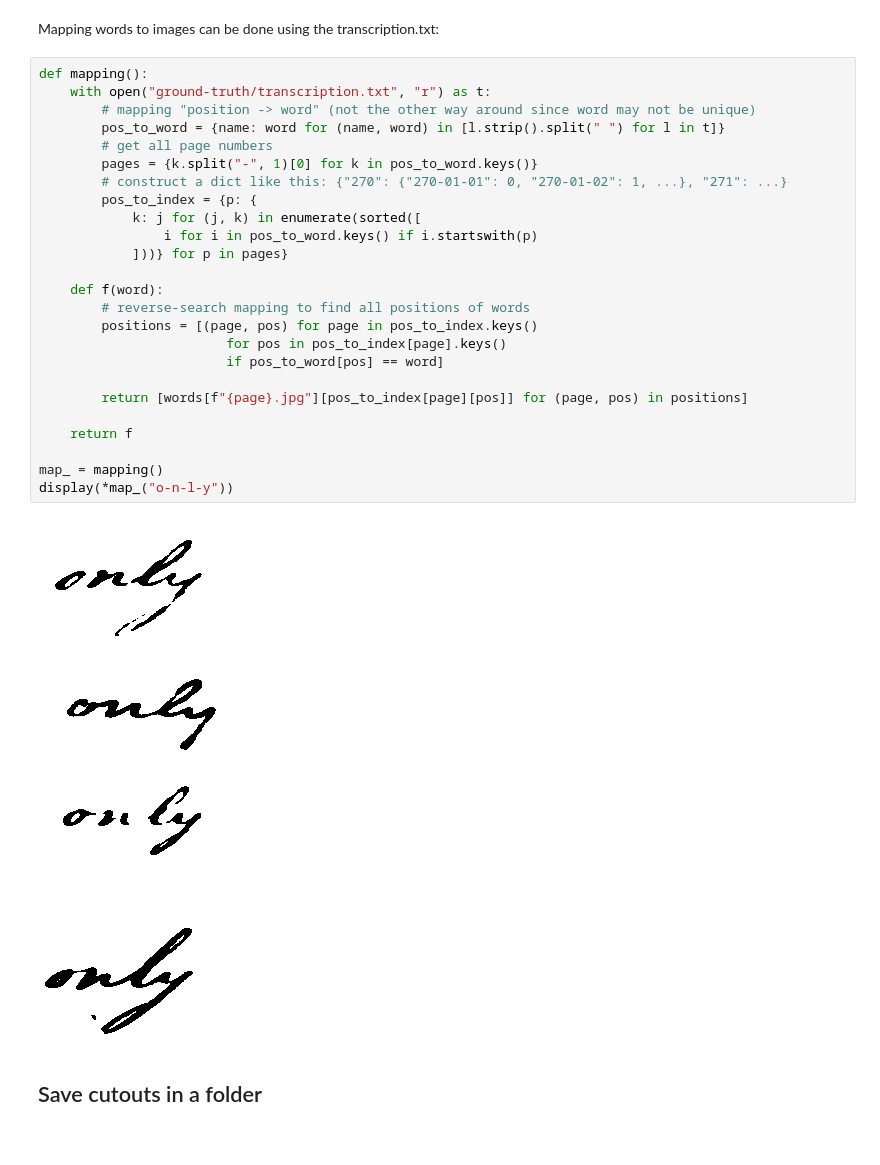
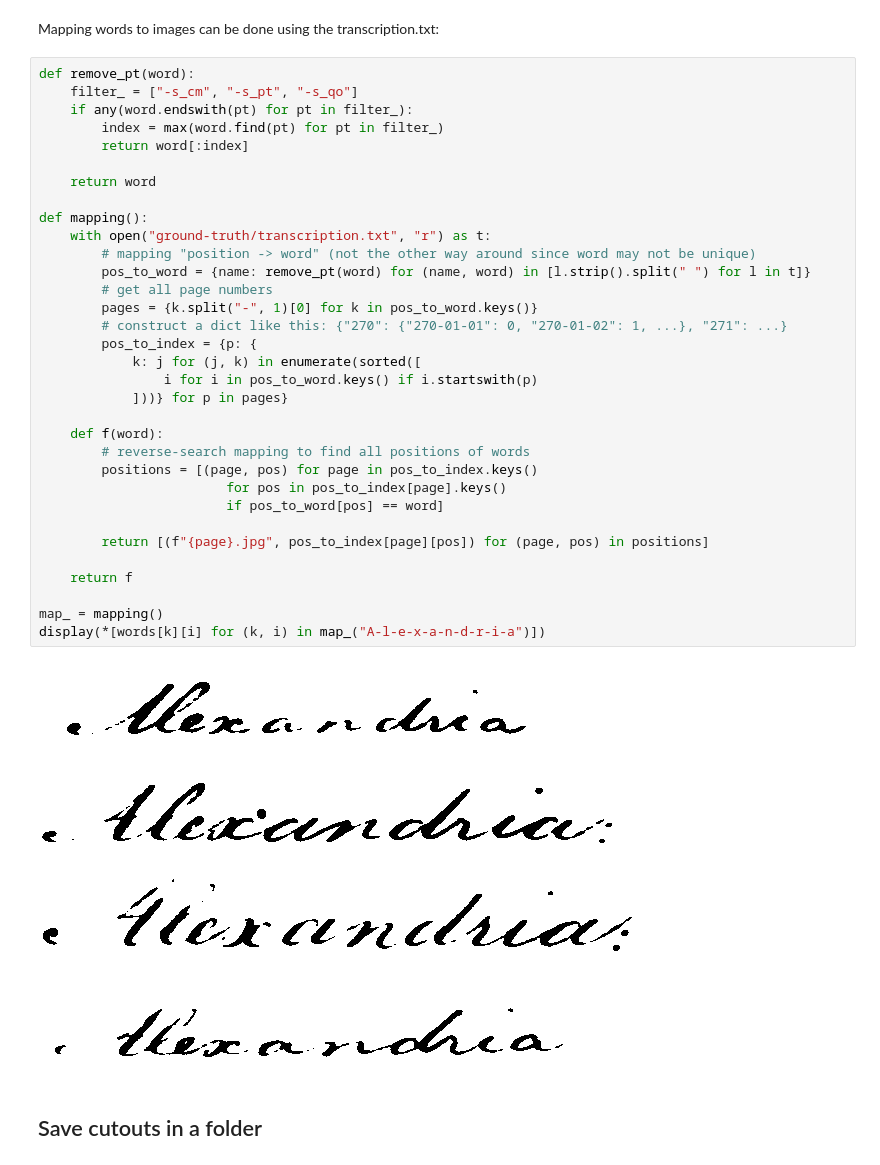
Before and after one commit to anninahelmy/PatternRecognition_FS22, a Jupyter notebook: Keyword Spotting/keyword_spotting.ipynb, the cells around one changed output. Drawn from its saved outputs; the diff is of its cells as text.

Commit message:
ignore punctuation at end of word in mapping, make it return index instead of image

```diff
--- a/Keyword Spotting/keyword_spotting.ipynb
+++ b/Keyword Spotting/keyword_spotting.ipynb
@@ -124,35 +122,43 @@ display(words["302.jpg"][13], words["271.jpg"][100], words["277.jpg"][60])
 # %% [markdown]
 Mapping words to images can be done using the transcription.txt:
 # %%
+def remove_pt(word):
+    filter_ = ["-s_cm", "-s_pt", "-s_qo"]
+    if any(word.endswith(pt) for pt in filter_):
+        index = max(word.find(pt) for pt in filter_)
+        return word[:index]
+
+    return word
+
 def mapping():
     with open("ground-truth/transcription.txt", "r") as t:
         # mapping "position -> word" (not the other way around since word may not be unique)
-        pos_to_word = {name: word for (name, word) in [l.strip().split(" ") for l in t]}
+        pos_to_word = {name: remove_pt(word) for (name, word) in [l.strip().split(" ") for l in t]}
         # get all page numbers
         pages = {k.split("-", 1)[0] for k in pos_to_word.keys()}
         # construct a dict like this: {"270": {"270-01-01": 0, "270-01-02": 1, ...}, "271": ...}
         pos_to_index = {p: {
             k: j for (j, k) in enumerate(sorted([
                 i for i in pos_to_word.keys() if i.startswith(p)
             ]))} for p in pages}
 
     def f(word):
         # reverse-search mapping to find all positions of words
         positions = [(page, pos) for page in pos_to_index.keys()
                         for pos in pos_to_index[page].keys()
                         if pos_to_word[pos] == word]
 
-        return [words[f"{page}.jpg"][pos_to_index[page][pos]] for (page, pos) in positions]
+        return [(f"{page}.jpg", pos_to_index[page][pos]) for (page, pos) in positions]
 
     return f
 
 map_ = mapping()
-display(*map_("o-n-l-y"))
+display(*[words[k][i] for (k, i) in map_("A-l-e-x-a-n-d-r-i-a")])
 # %% [output]
-[figure, old version]
+[figure, new version]
-[figure, old version]
+[figure, new version]
-[figure, old version]
+[figure, new version]
-[figure, old version]
+[figure, new version]
 # %% [markdown]
 ## Save cutouts in a folder
 # %%
```
Also changed, not shown: parts of 8 cells of this notebook.
